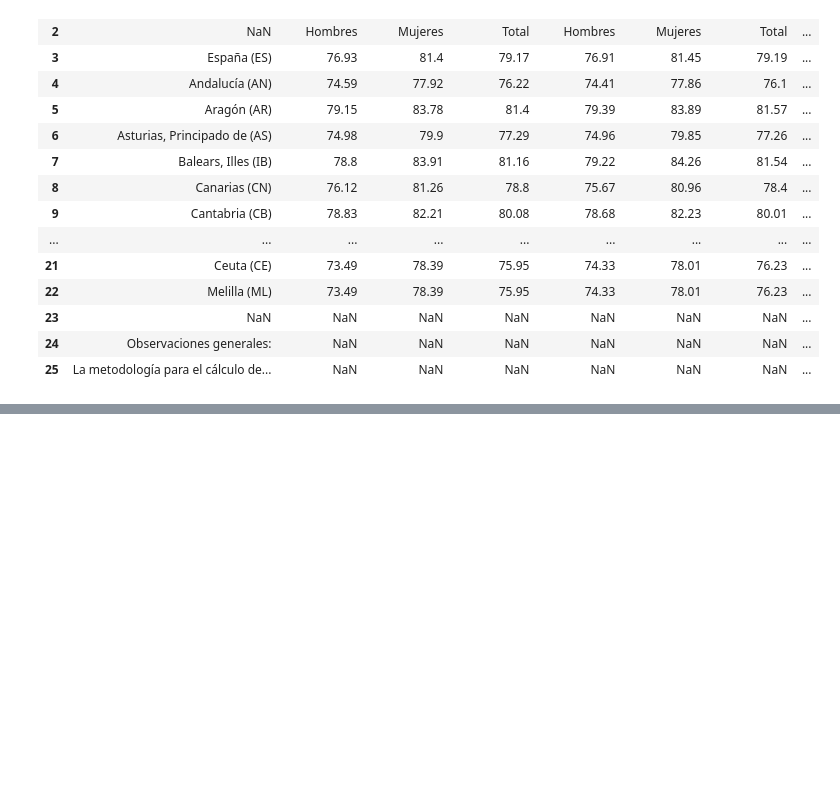
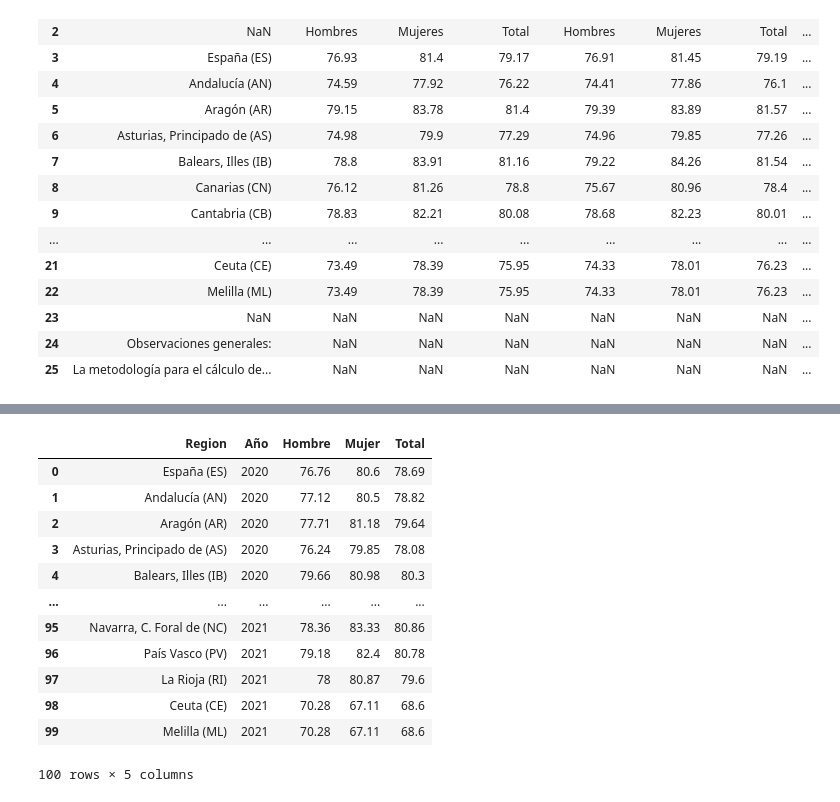
Before and after one commit to ClaraGallardo/Final-Proyect, a Jupyter notebook: notebook/Limpieza.ipynb, the cells around one changed output, grey strips where cells are left out. Drawn from its saved outputs; the diff is of its cells as text; code cells hidden in the pictures; blank space fills up the shorter version.

```diff
--- a/notebook/Limpieza.ipynb
+++ b/notebook/Limpieza.ipynb
@@ -81,0 +225,32 @@ test
+# %%
+def reformat_df(df):
+
+    df_new = pd.DataFrame(columns=['Region', 'Año', 'Hombre', 'Mujer', 'Total'])
+
+    years = set(col.split('_')[0] for col in df.columns if '_' in col)
+
+    for year in years:
+        if f'{year}_Hombres' in df.columns and f'{year}_Mujeres' in df.columns and f'{year}_Total' in df.columns:
+            df_year = df[['Region', f'{year}_Hombres', f'{year}_Mujeres', f'{year}_Total']].copy()
+            df_year.columns = ['Region', 'Hombre', 'Mujer', 'Total']
+            df_year['Año'] = year
+            df_new = pd.concat([df_new, df_year], ignore_index=True)
+    return df_new
+
+prueba = reformat_df(test)
+
+prueba
+# %% [output]
+|  | Region | Año | Hombre | Mujer | Total |
+| 0 | España (ES) | 2020 | 76.76 | 80.6 | 78.69 |
+| 1 | Andalucía (AN) | 2020 | 77.12 | 80.5 | 78.82 |
+| 2 | Aragón (AR) | 2020 | 77.71 | 81.18 | 79.64 |
+| 3 | Asturias, Principado de (AS) | 2020 | 76.24 | 79.85 | 78.08 |
+| 4 | Balears, Illes (IB) | 2020 | 79.66 | 80.98 | 80.3 |
+| ... | ... | ... | ... | ... | ... |
+| 95 | Navarra, C. Foral de (NC) | 2021 | 78.36 | 83.33 | 80.86 |
+| 96 | País Vasco (PV) | 2021 | 79.18 | 82.4 | 80.78 |
+| 97 | La Rioja (RI) | 2021 | 78 | 80.87 | 79.6 |
+| 98 | Ceuta (CE) | 2021 | 70.28 | 67.11 | 68.6 |
+| 99 | Melilla (ML) | 2021 | 70.28 | 67.11 | 68.6 |
+100 rows × 5 columns
```
Also changed, not shown: parts of 7 cells of this notebook.
